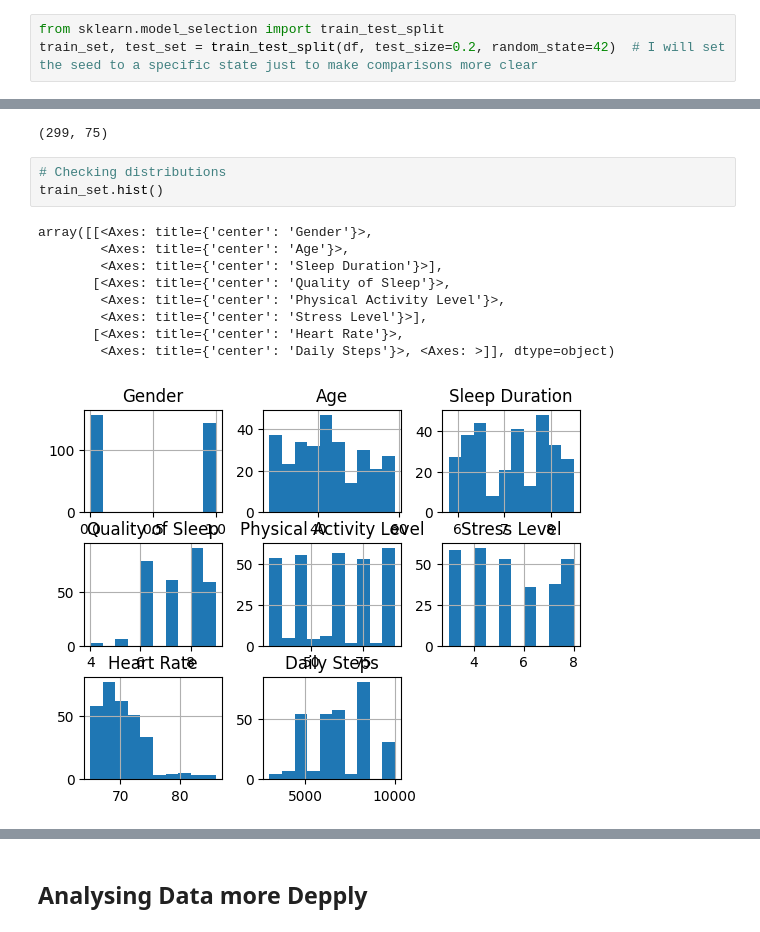
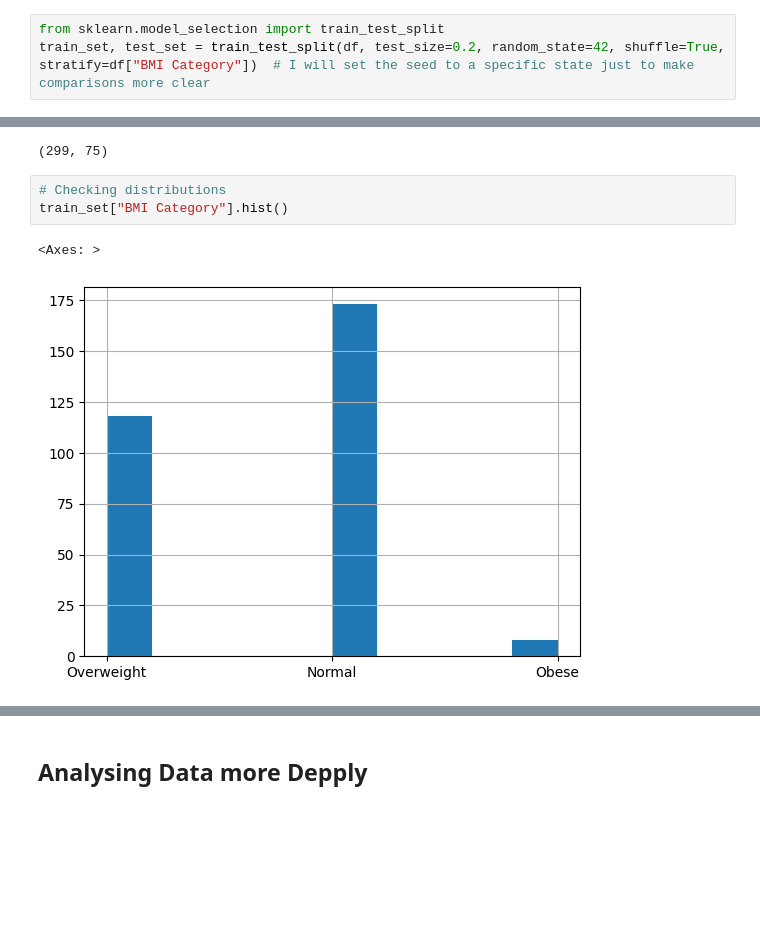
Before and after one commit to RobertoTomchak/knn_hyperparameters_analysis, a Jupyter notebook: analysis.ipynb, the cells around one changed output, grey strips where cells are left out. Drawn from its saved outputs; the diff is of its cells as text; blank space fills up the shorter version.

```diff
--- a/analysis.ipynb
+++ b/analysis.ipynb
@@ -300,21 +320,14 @@ df
 ## Splitting the Training and the Test Datasets
 # %%
 from sklearn.model_selection import train_test_split
-train_set, test_set = train_test_split(df, test_size=0.2, random_state=42)  # I will set the seed to a specific state just to make comparisons more clear
+train_set, test_set = train_test_split(df, test_size=0.2, random_state=42, shuffle=True, stratify=df["BMI Category"])  # I will set the seed to a specific state just to make comparisons more clear
 # %%
 len(train_set), len(test_set)
 # %% [output]
 (299, 75)
 # %%
 # Checking distributions
-train_set.hist()
+train_set["BMI Category"].hist()
 # %% [output]
-array([[<Axes: title={'center': 'Gender'}>,
-        <Axes: title={'center': 'Age'}>,
-        <Axes: title={'center': 'Sleep Duration'}>],
-       [<Axes: title={'center': 'Quality of Sleep'}>,
-        <Axes: title={'center': 'Physical Activity Level'}>,
-        <Axes: title={'center': 'Stress Level'}>],
-       [<Axes: title={'center': 'Heart Rate'}>,
-        <Axes: title={'center': 'Daily Steps'}>, <Axes: >]], dtype=object)
+<Axes: >
-[figure, old version]
+[figure, new version]
```
Also changed, not shown: parts of 64 cells of this notebook.
